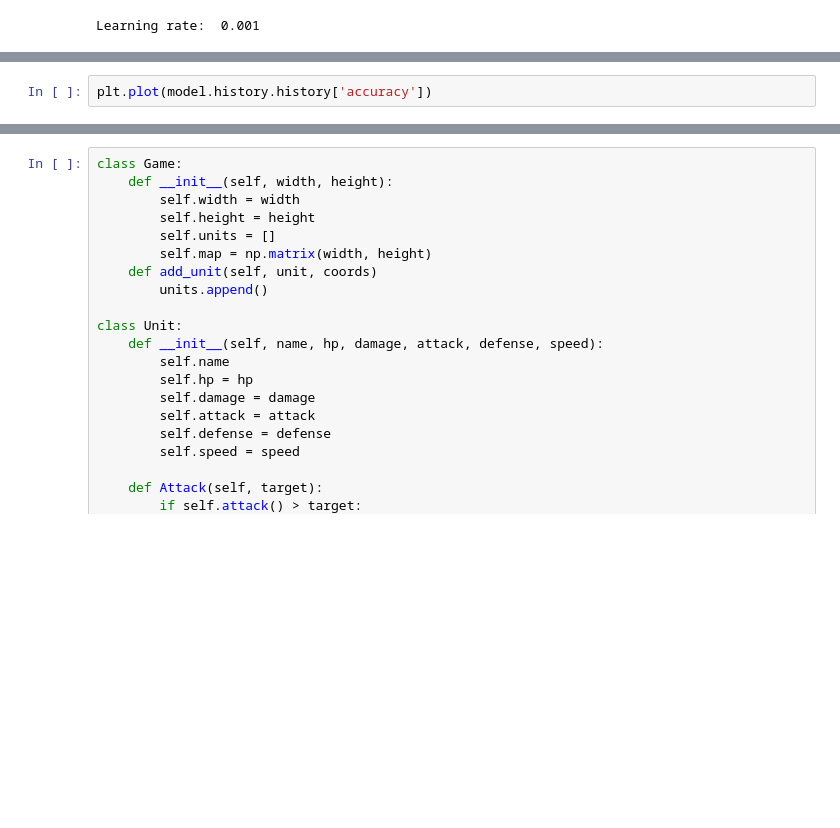
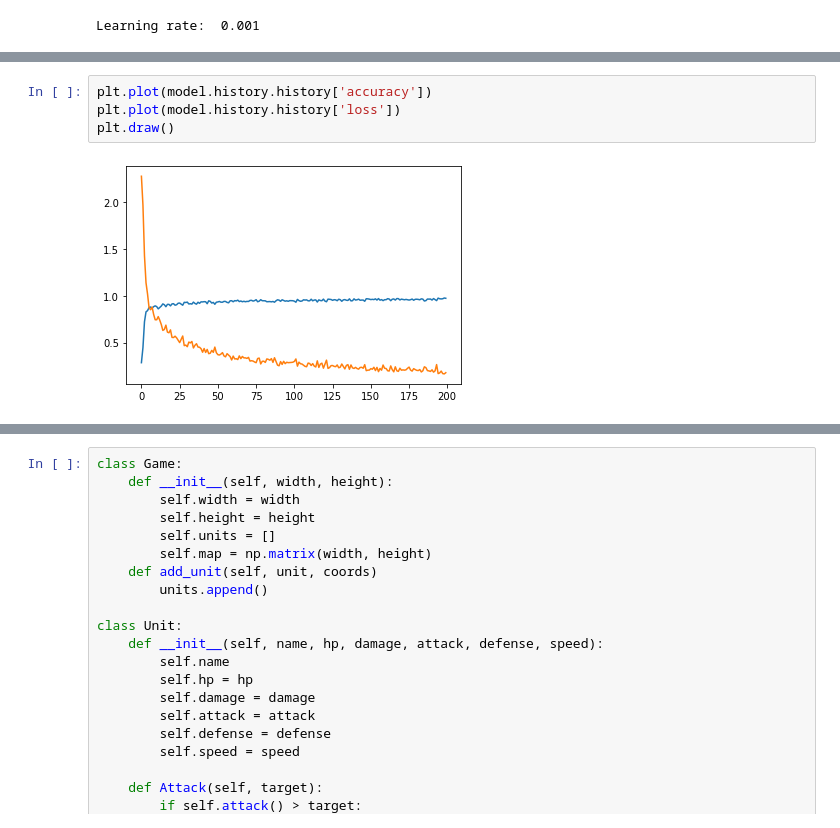
Before and after one commit to rdkbrady/dnd_ai, a Jupyter notebook: fantasy.ipynb, the cells around one changed output, grey strips where cells are left out. Cells and saved outputs as stored; diff of their text form; blank space fills up the shorter version.

```diff
--- a/fantasy.ipynb
+++ b/fantasy.ipynb
@@ -43,6 +45,10 @@ Epoch 200/200
 <keras.callbacks.callbacks.History at 0x...>
 # %%
 plt.plot(model.history.history['accuracy'])
+plt.plot(model.history.history['loss'])
+plt.draw()
+# %% [output]
+[figure, added]
 # %%
 import numpy as np
 from matplotlib import pyplot as plt
```
Also changed, not shown: parts of 5 cells of this notebook.
